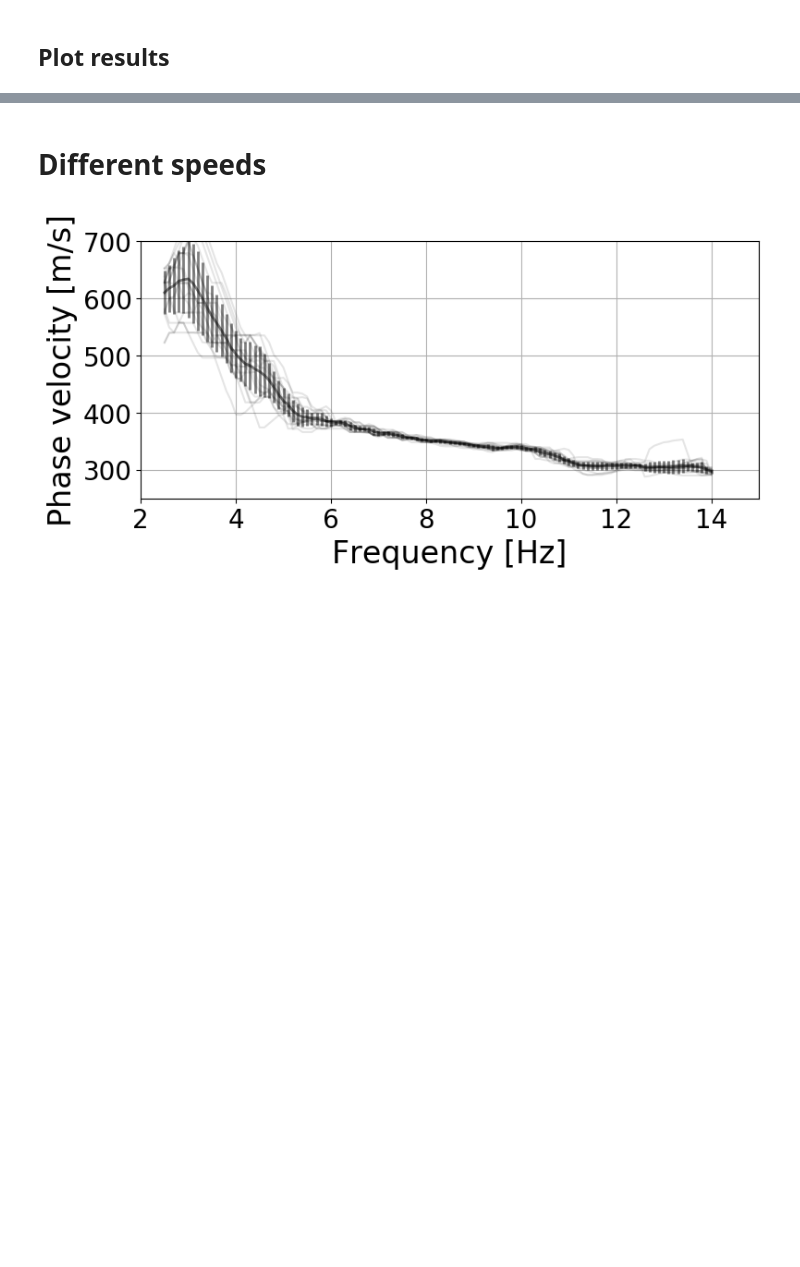
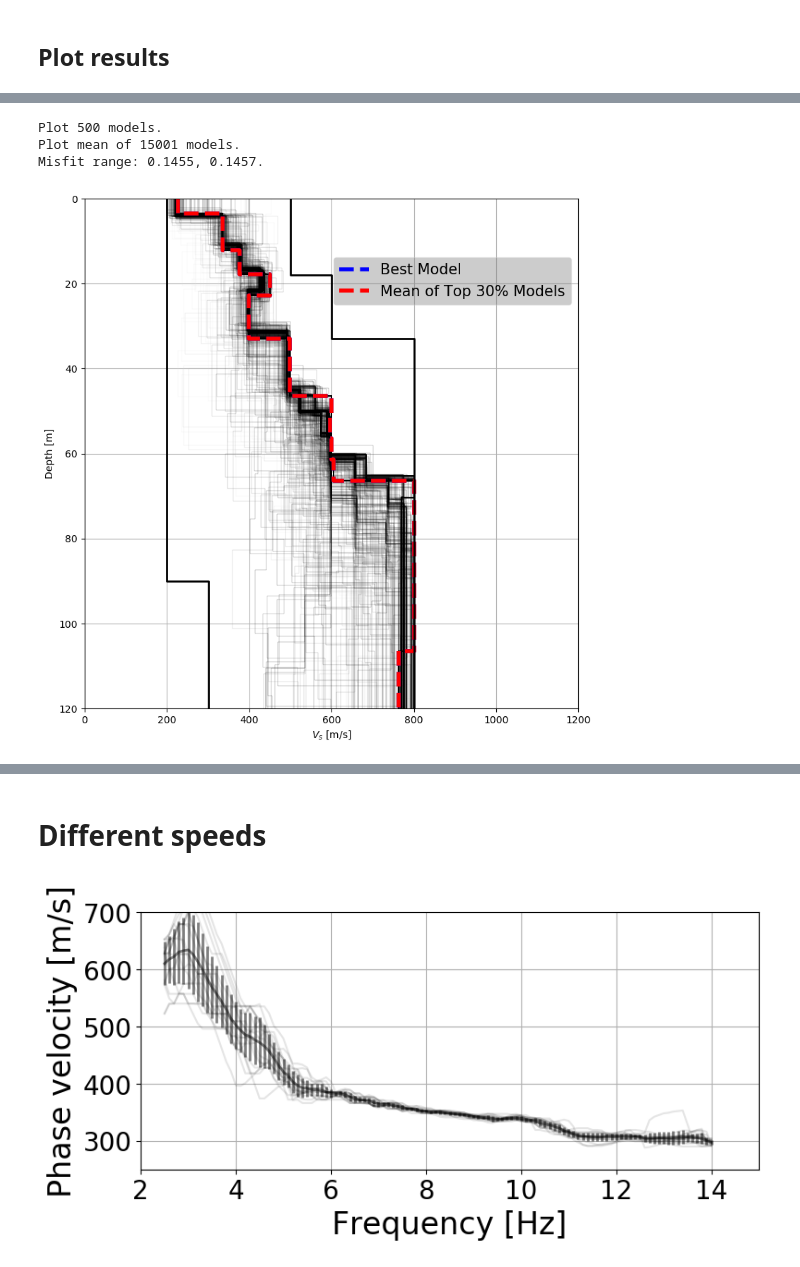
Before and after one commit to jingxiaoliu/das_diff_veh, a Jupyter notebook: inversion.ipynb, the cells around one changed output, grey strips where cells are left out. Cells and saved outputs as stored; diff of their text form; code cells hidden in the pictures; blank space fills up the shorter version.

Commit message:
inversion different weights

```diff
--- a/inversion.ipynb
+++ b/inversion.ipynb
@@ -389,0 +399,33 @@ Misfit range: 0.5376, 0.5376.
+# %%
+# Colormap: YlGnBu_r, winter
+param = 'vs'
+show = 'percentage'
+percent = 100
+stride = 100
+cmap_range = (0.8, 2) # (-0.2, 1.5), (0.8, 2)
+
+fig, ax = plt.subplots(figsize=(8,8))
+ax.grid()
+plot_model(res_mid, param, show=show, stride=stride, percent=percent,
+           plot_args={"cmap":cmap, "linewidth":0.15}, ax=ax,
+           cmap_on=True, cmap_args={"label":"Log L2-Misfit"}, cmap_range=cmap_range)
+plot_model(res_mid, param, show='best', plot_args={"color":"blue", "linewidth":4, "linestyle":"--"})
+plot_model(res_mid, param, show='mean', percent=30, plot_args={"color":"red", "linewidth":4, "linestyle":"--"})
+plot_model_range(model, ax=ax)
+
+# Legend
+obj1, = ax.plot([-1, -2], [-1, -2], 'b--', linewidth=4, label='Best Model')
+obj2, = ax.plot([-1, -2], [-1, -2], 'r--', linewidth=4, label='Mean of Top 30% Models')
+ax.legend(handles=[obj1, obj2], fontsize=15, facecolor='gray', framealpha=0.4,
+          loc='upper right', bbox_to_anchor=(1, 0.9))
+
+
+ax.set_ylim([120, 0])
+ax.set_xlim([0, 1200])
+plt.tight_layout(pad=1.0)
+# plt.savefig('./inversion_new/inv_models_ND.png', dpi=300)
+# %% [output]
+Plot 500 models.
+Plot mean of 15001 models.
+Misfit range: 0.1455, 0.1457.
+[figure, added]
```
Also changed, not shown: parts of 6 cells of this notebook, 1 other file.
